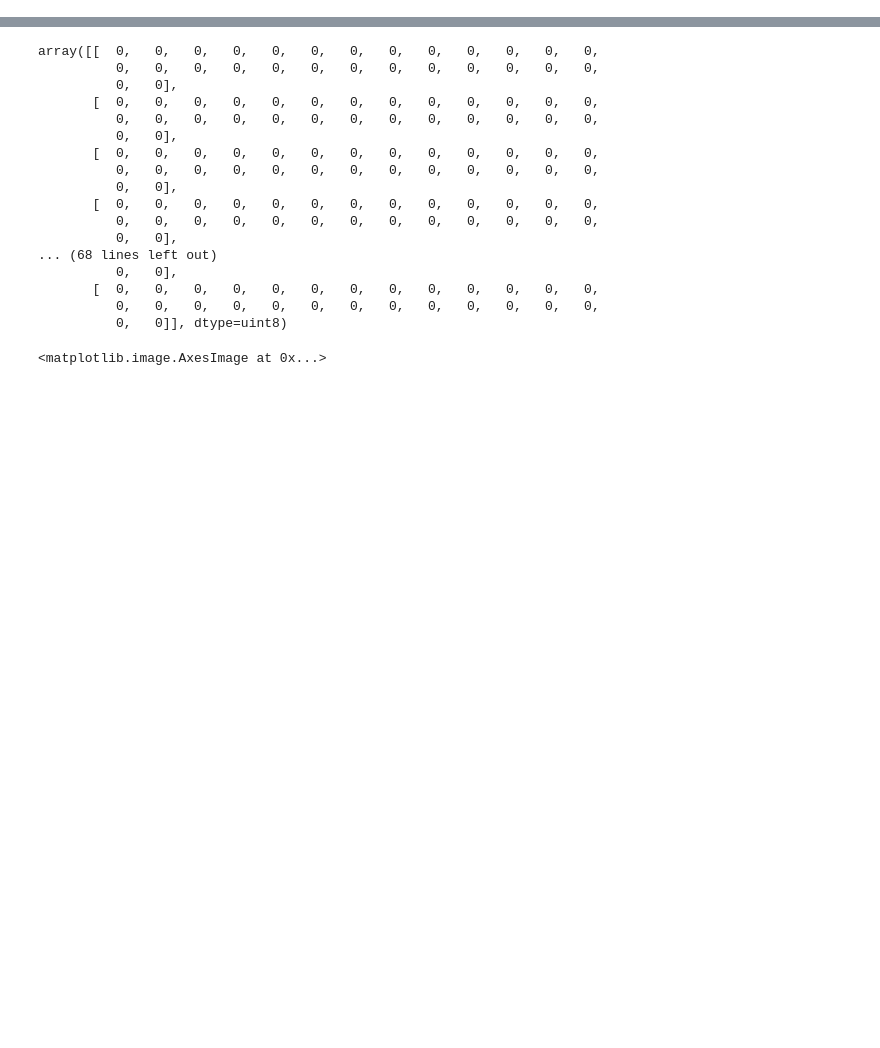
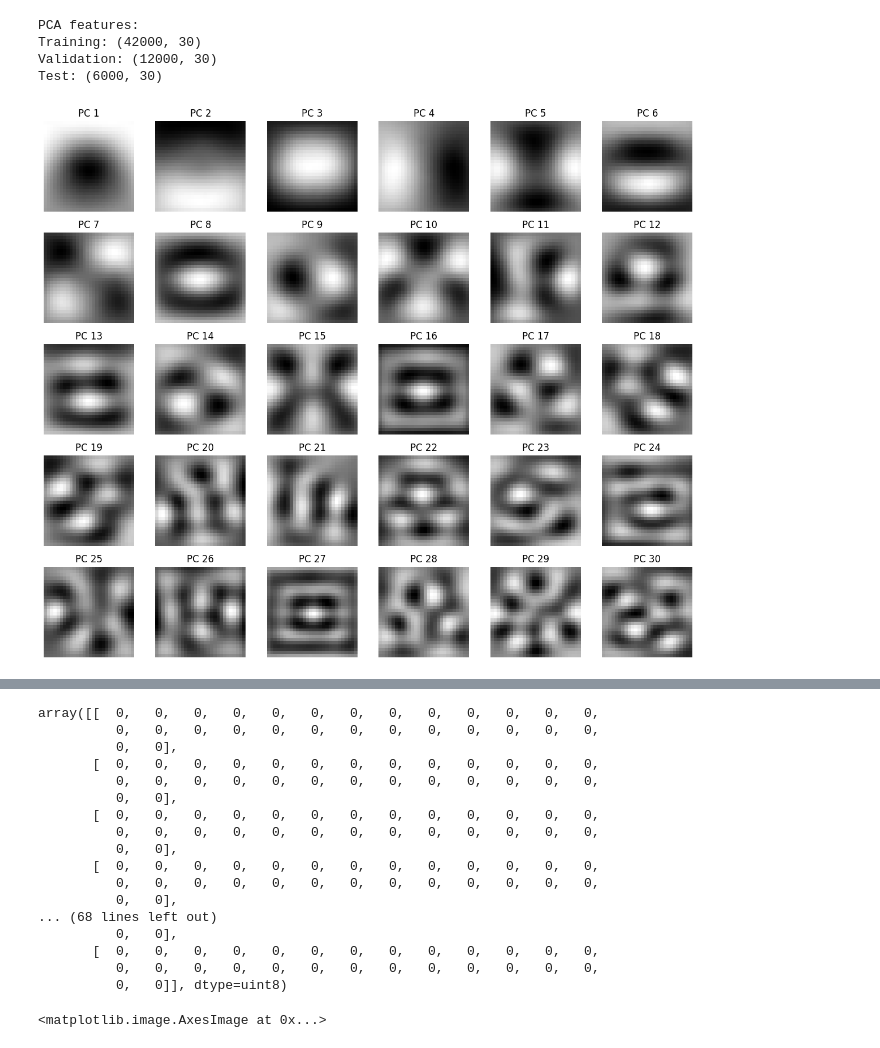
Before and after one commit to 2025ag05585-hue/Python-programming-Basic, a Jupyter notebook: Assignment_1__group43.ipynb, the cells around one changed output, grey strips where cells are left out. Cells and saved outputs as stored; diff of their text form; code cells hidden in the pictures; blank space fills up the shorter version.

```diff
--- a/Assignment_1__group43.ipynb
+++ b/Assignment_1__group43.ipynb
@@ -11,5 +42,5 @@ import pandas as pd
 # %%
 # load keras dataset both training data and test data
-(x_train,y_train),(x_test,y_test)=keras.datasets.cifar10.load_data()
+(x_train_old,y_train_old),(x_test_old,y_test_old)=keras.datasets.cifar10.load_data()
 # %% [output]
 Downloading data from https://www.cs.toronto.edu/~kriz/cifar-10-python.tar.gz
@@ -16,0 +50,5 @@ Downloading data from https://www.cs.toronto.edu/~kriz/cifar-10-python.tar.gz
+# %%
+x= np.concatenate((x_train_old, x_test_old), axis=0)
+y = np.concatenate((y_train_old, y_test_old), axis=0)
+print("Complete dataset:", x.shape)
+print("Complete labels:", y.shape)
@@ -16,0 +249,25 @@ Downloading data from https://www.cs.toronto.edu/~kriz/cifar-10-python.tar.gz
+# %%
+# ============================================================
+# 10. PCA — KEEP TOP 30 COMPONENTS
+# ============================================================
+
+pca = PCA(
+    n_components=30,
+    random_state=42
+)
+
+x_train_pca = pca.fit_transform(x_train_centered)
+
+x_val_pca = pca.transform(x_val_centered)
+
+x_test_pca = pca.transform(x_test_centered)
+
+print("\nPCA features:")
+print("Training:", x_train_pca.shape)
+print("Validation:", x_val_pca.shape)
+print("Test:", x_test_pca.shape)
+# %% [output]
+PCA features:
+Training: (42000, 30)
+Validation: (12000, 30)
+Test: (6000, 30)
@@ -16,0 +286,19 @@ Downloading data from https://www.cs.toronto.edu/~kriz/cifar-10-python.tar.gz
+# %%
+import matplotlib.pyplot as plt
+
+# Each PCA component is a vector of length 28*28 = 784
+components = pca.components_
+
+fig, axes = plt.subplots(5, 6, figsize=(12, 10))  # 5 rows × 6 cols = 30 plots
+axes = axes.ravel()
+
+for i in range(30):
+    comp = components[i].reshape(28, 28)  # reshape back to image
+    axes[i].imshow(comp, cmap='gray')
+    axes[i].set_title(f"PC {i+1}")
+    axes[i].axis('off')
+
+plt.tight_layout()
+plt.show()
+# %% [output]
+[figure, added]
```
Also changed, not shown: parts of 36 cells of this notebook.
